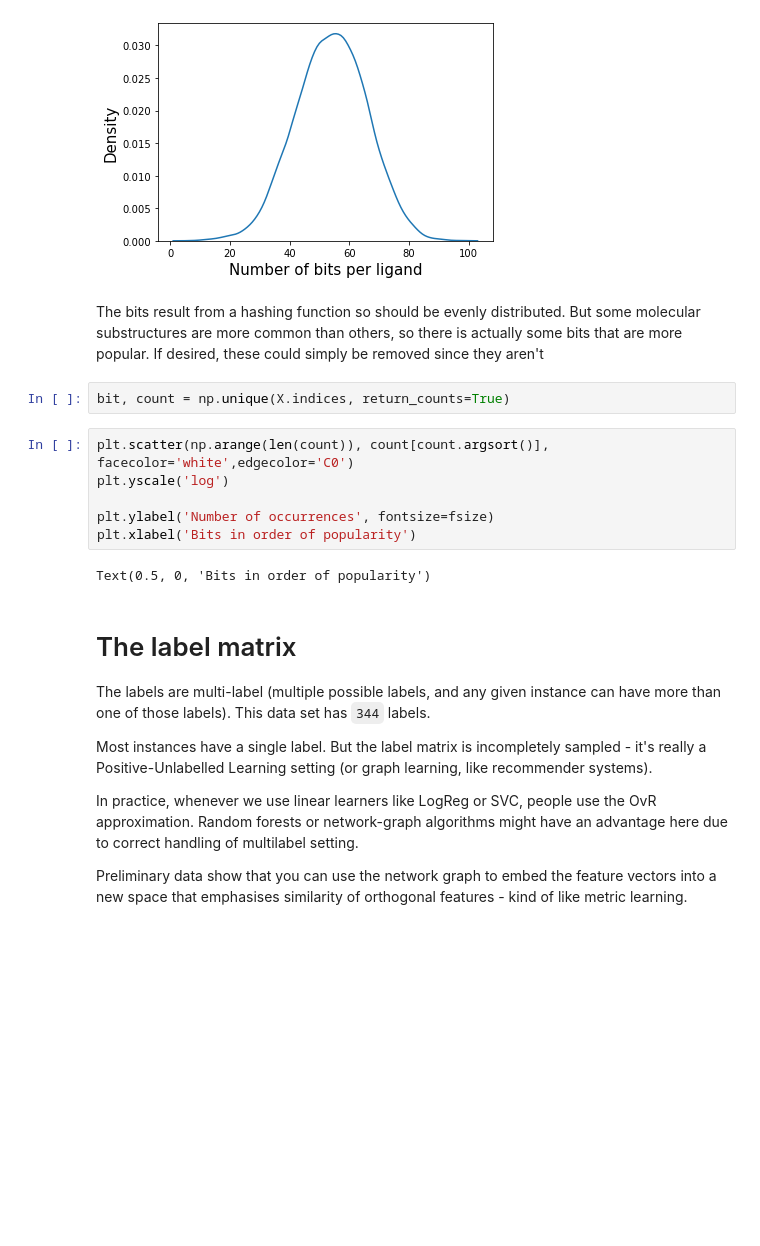
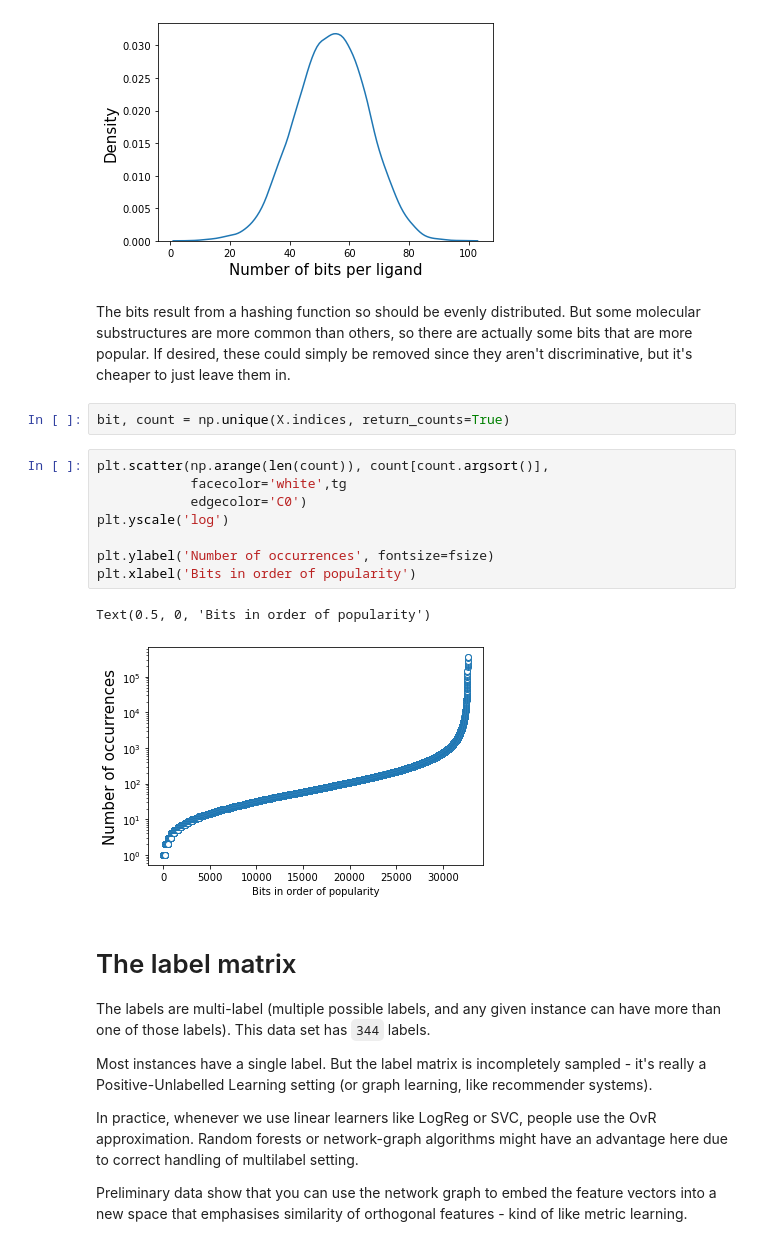
Before and after one commit to ljmartin/mol_jaccard_for_sih, a Jupyter notebook: mol_fingerprints_demo.ipynb, the cells around one changed output. Drawn from its saved outputs; the diff is of its cells as text; blank space fills up the shorter version.

```diff
--- a/mol_fingerprints_demo.ipynb
+++ b/mol_fingerprints_demo.ipynb
@@ -63,17 +63,20 @@ plt.ylabel('Density',fontsize=fsize)
 Text(0, 0.5, 'Density')
 [figure]
 # %% [markdown]
-The bits result from a hashing function so should be evenly distributed. But some molecular substructures are more common than others, so there is actually some bits that are more popular. If desired, these could simply be removed since they aren't
+The bits result from a hashing function so should be evenly distributed. But some molecular substructures are more common than others, so there are actually some bits that are more popular. If desired, these could simply be removed since they aren't discriminative, but it's cheaper to just leave them in.
 # %%
 bit, count = np.unique(X.indices, return_counts=True)
 # %%
-plt.scatter(np.arange(len(count)), count[count.argsort()], facecolor='white',edgecolor='C0')
+plt.scatter(np.arange(len(count)), count[count.argsort()],
+            facecolor='white',tg
+            edgecolor='C0')
 plt.yscale('log')
 
 plt.ylabel('Number of occurrences', fontsize=fsize)
 plt.xlabel('Bits in order of popularity')
 # %% [output]
 Text(0.5, 0, 'Bits in order of popularity')
+[figure, added]
 # %% [markdown]
 # The label matrix
 
```
